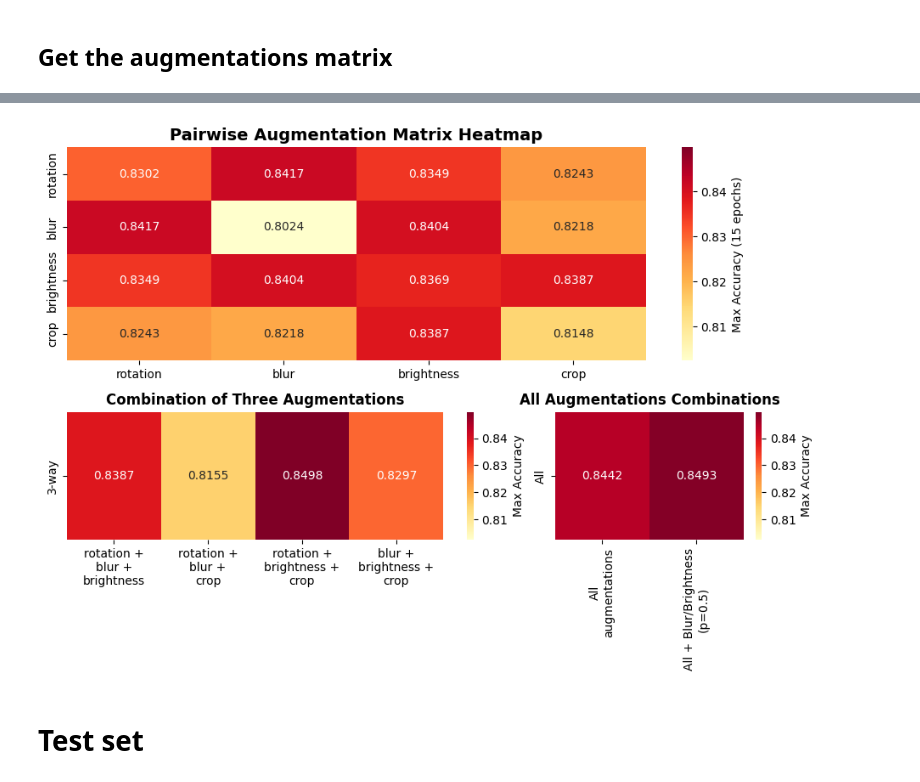
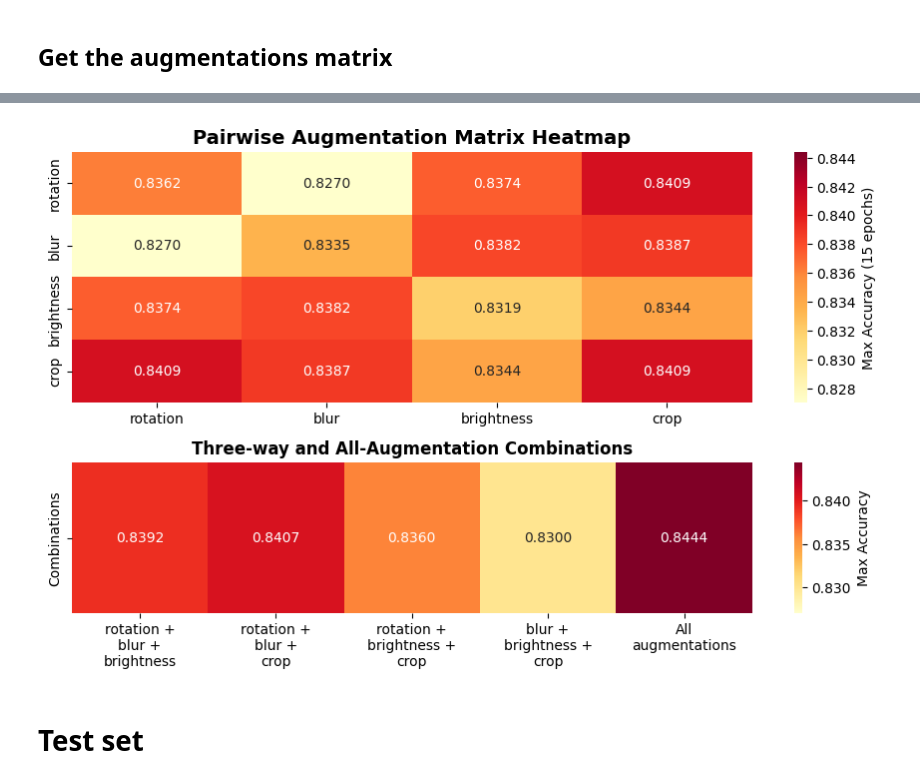
Before and after one commit to aurorapujols/tfg, a Jupyter notebook: home/apujols/code/notebooks/temp.ipynb, the cells around one changed output, grey strips where cells are left out. Saved outputs shown, nothing was run; the diff lists cells and outputs as text; code cells hidden in the pictures.

Commit message:
Corrected augmentations matrix

```diff
--- a/home/apujols/code/notebooks/temp.ipynb
+++ b/home/apujols/code/notebooks/temp.ipynb
@@ -93,7 +93,7 @@ augmentation_matrix = [[None] * 4 for _ in range(4)]
 order = [(0,0), (1,1), (2,2), (3,3), (0,1), (1,2), (2,3), (0,2), (1,3), (0,3)]
 
 for i in range(10):
-    df = pd.read_csv(f"epochs_model_v1.6.{i+1}_256.csv", sep=";")
+    df = pd.read_csv(f"epochs_model_v2.6.{i+1}_256.csv", sep=";")
     max_acc = float(df["accuracy"].max())
     time = float(df["time"].sum())
 
@@ -109,7 +109,7 @@ for row in augmentation_matrix:
 # Additional augmentations from v1.6.11 to v1.6.14
 additional_augmentations = []
 for i in range(11, 15):
-    df = pd.read_csv(f"epochs_model_v1.6.{i}_256.csv", sep=";")
+    df = pd.read_csv(f"epochs_model_v2.6.{i}_256.csv", sep=";")
     max_acc = float(df["accuracy"].max())
     additional_augmentations.append(max_acc)
 
@@ -118,8 +118,8 @@ print(additional_augmentations)
 
 # All augmentations combinations (v1.6.15 and v1.6.16)
 all_augmentations = []
-for i in range(15, 17):
-    df = pd.read_csv(f"epochs_model_v1.6.{i}_256.csv", sep=";")
+for i in range(15, 16):
+    df = pd.read_csv(f"epochs_model_v2.6.{i}_256.csv", sep=";")
     max_acc = float(df["accuracy"].max())
     all_augmentations.append(max_acc)
 
@@ -166,38 +166,55 @@ sns.heatmap(augmentation_matrix,
             ax=ax1)
 ax1.set_title('Pairwise Augmentation Matrix Heatmap', fontsize=14, fontweight='bold')
 
-# Second heatmap: 1x4 for additional augmentations (v1.6.11 to v1.6.14)
-ax2 = fig.add_subplot(gs[1, 0])
-additional_matrix = [additional_augmentations]
-sns.heatmap(additional_matrix,
-            annot=True,
-            fmt='.4f',
-            cmap='YlOrRd',
-            xticklabels=['rotation +\nblur +\nbrightness', 'rotation +\nblur +\ncrop', 'rotation +\nbrightness +\ncrop', 'blur +\nbrightness +\ncrop'],
-            yticklabels=['3-way'],
-            cbar_kws={'label': 'Max Accuracy'},
-            vmin=vmin,
-            vmax=vmax,
-            ax=ax2)
-ax2.set_title('Combination of Three Augmentations', fontsize=12, fontweight='bold')
+# Second heatmap: 1x5 for additional augmentations (v1.6.11 to v1.6.15)
+ax2 = fig.add_subplot(gs[1, :])   # bottom row spans full width
+
+# Build a single row with 5 cells:
+# 4 three-way combinations + 1 all-augmentations value
+combined_matrix = [additional_augmentations + [all_augmentations[0]]]
+
+xticklabels = [
+    'rotation +\nblur +\nbrightness',
+    'rotation +\nblur +\ncrop',
+    'rotation +\nbrightness +\ncrop',
+    'blur +\nbrightness +\ncrop',
+    'All\naugmentations'
+]
+
+sns.heatmap(
+    combined_matrix,
+    annot=True,
+    fmt='.4f',
+    cmap='YlOrRd',
+    xticklabels=xticklabels,
+    yticklabels=['Combinations'],
+    cbar_kws={'label': 'Max Accuracy'},
+    vmin=vmin,
+    vmax=vmax,
+    ax=ax2
+)
+
+ax2.set_title('Three-way and All-Augmentation Combinations', fontsize=12, fontweight='bold')
 ax2.set_ylabel('')
 
-# Third heatmap: 1x2 for all augmentations (v1.6.15 and v1.6.16)
-ax3 = fig.add_subplot(gs[1, 1])
-all_matrix = [all_augmentations]
-sns.heatmap(all_matrix,
-            annot=True,
-            fmt='.4f',
-            cmap='YlOrRd',
-            xticklabels=['All\naugmentations', 'All + Blur/Brightness\n(p=0.5)'],
-            yticklabels=['All'],
-            cbar_kws={'label': 'Max Accuracy'},
-            vmin=vmin,
-            vmax=vmax,
-            ax=ax3)
-ax3.set_title('All Augmentations Combinations', fontsize=12, fontweight='bold')
-ax3.set_ylabel('')
 
-# plt.suptitle('Augmentation Strategy Comparison', fontsize=16, fontweight='bold', y=0.995)
-plt.show()
+# Third heatmap: 1x1 for all augmentations
+# ax3 = fig.add_subplot(gs[1, 1])
+
+# # Ensure it's a 1x1 matrix
+# all_matrix = [[all_augmentations[0]]]
+
+# sns.heatmap(all_matrix,
+#             annot=True,
+#             fmt='.4f',
+#             cmap='YlOrRd',
+#             xticklabels=['All\naugmentations'],
+#             yticklabels=['All'],
+#             cbar_kws={'label': 'Max Accuracy'},
+#             vmin=vmin,
+#             vmax=vmax,
+#             ax=ax3)
+
+# ax3.set_title('All Augmentations Combinations', fontsize=12, fontweight='bold')
+# ax3.set_ylabel('')
 # %% [output]
@@ -204,4 +222,4 @@ plt.show()
-[figure, old version]
+[figure, new version]
 # %% [markdown]
 # Test set
 # %%
```
Also changed, not shown: parts of 2 cells of this notebook.
